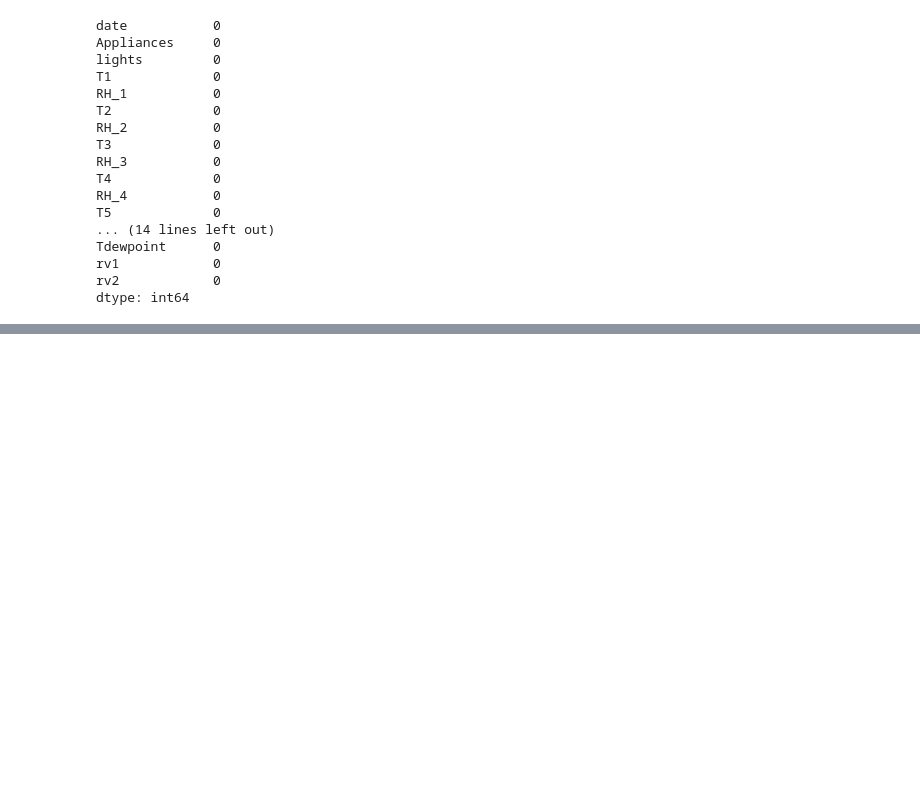
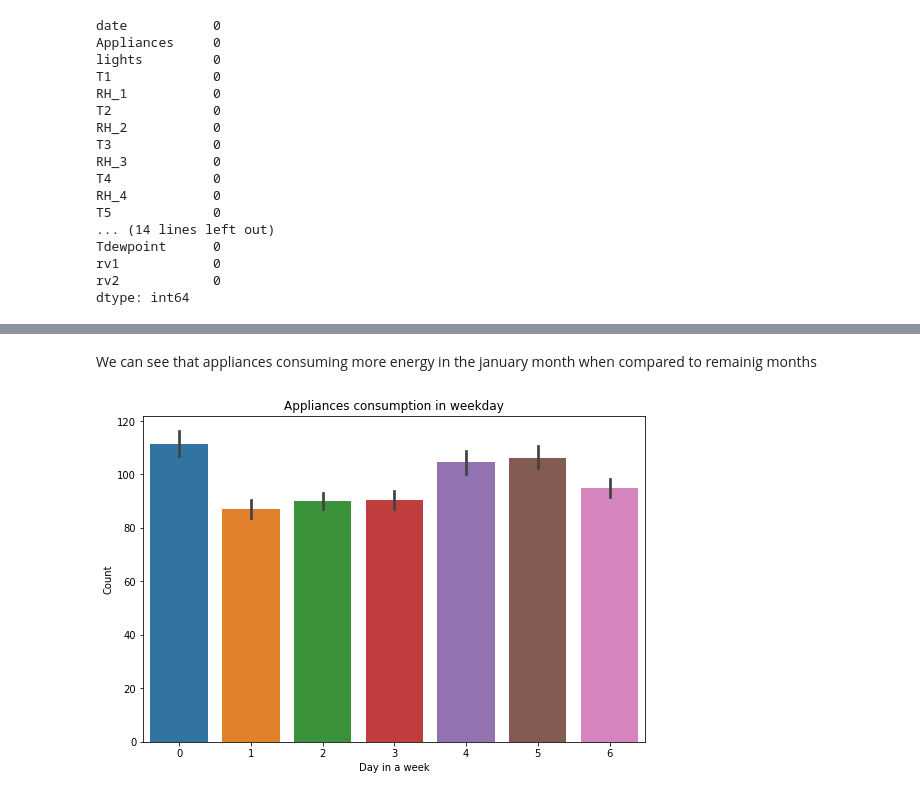
Before and after one commit to bindukovvada/Appliances_Energy_Prediction, a Jupyter notebook: Bindu_Applicances_Energy_Prediction_Capstone_Project.ipynb, the cells around one changed output, grey strips where cells are left out. Cells and saved outputs as stored; diff of their text form; code cells hidden in the pictures; blank space fills up the shorter version.

```diff
--- a/Bindu_Applicances_Energy_Prediction_Capstone_Project.ipynb
+++ b/Bindu_Applicances_Energy_Prediction_Capstone_Project.ipynb
@@ -150,0 +187,11 @@ dtype: int64
+# %% [markdown]
+We can see that appliances consuming more energy in the january month when compared to remainig months
+# %%
+fig = plt.figure(figsize=(9, 6))
+a=sns.barplot(x =energy['weekday'], y=energy['Appliances'])
+a.set_title('Appliances consumption in weekday')
+a.set_xlabel("Day in a week")
+a.set_ylabel('Count')
+plt.show()
+# %% [output]
+[figure, added]
```
Also changed, not shown: parts of 28 cells of this notebook.
